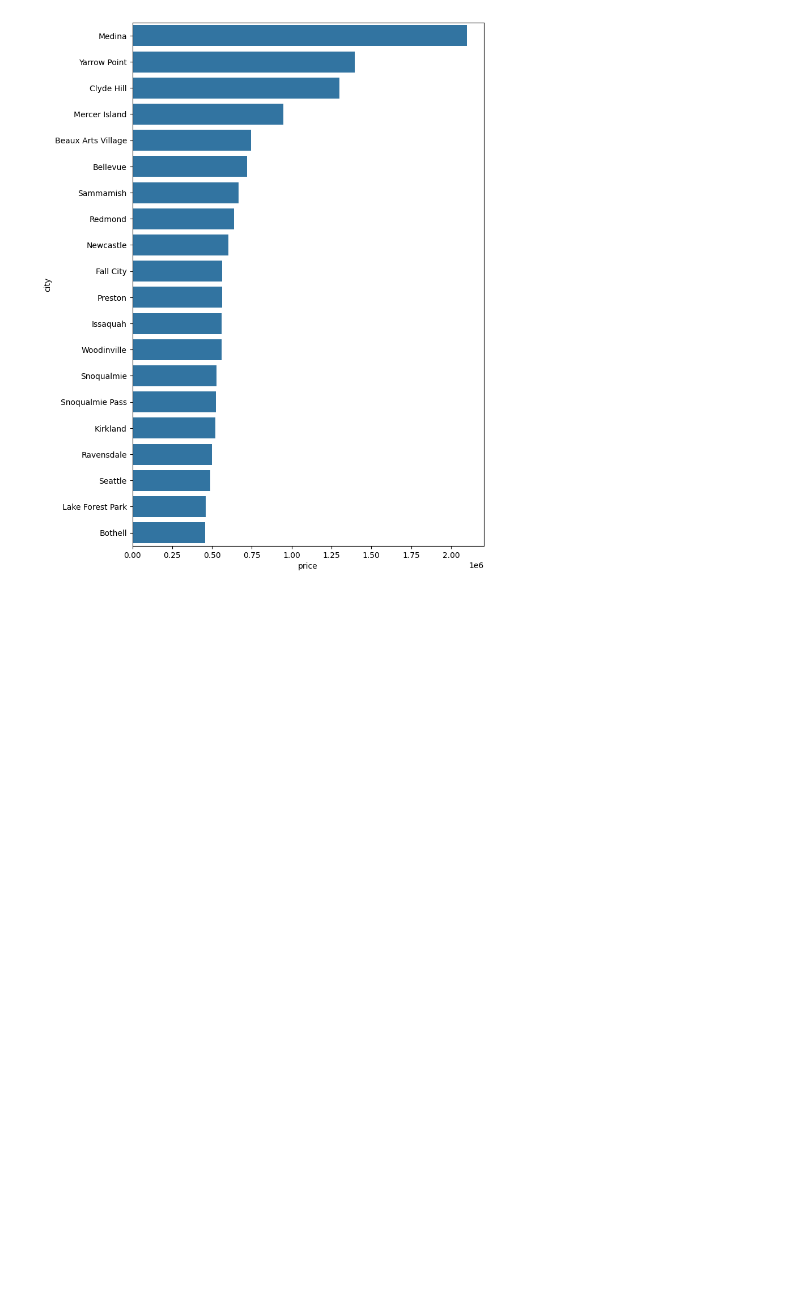
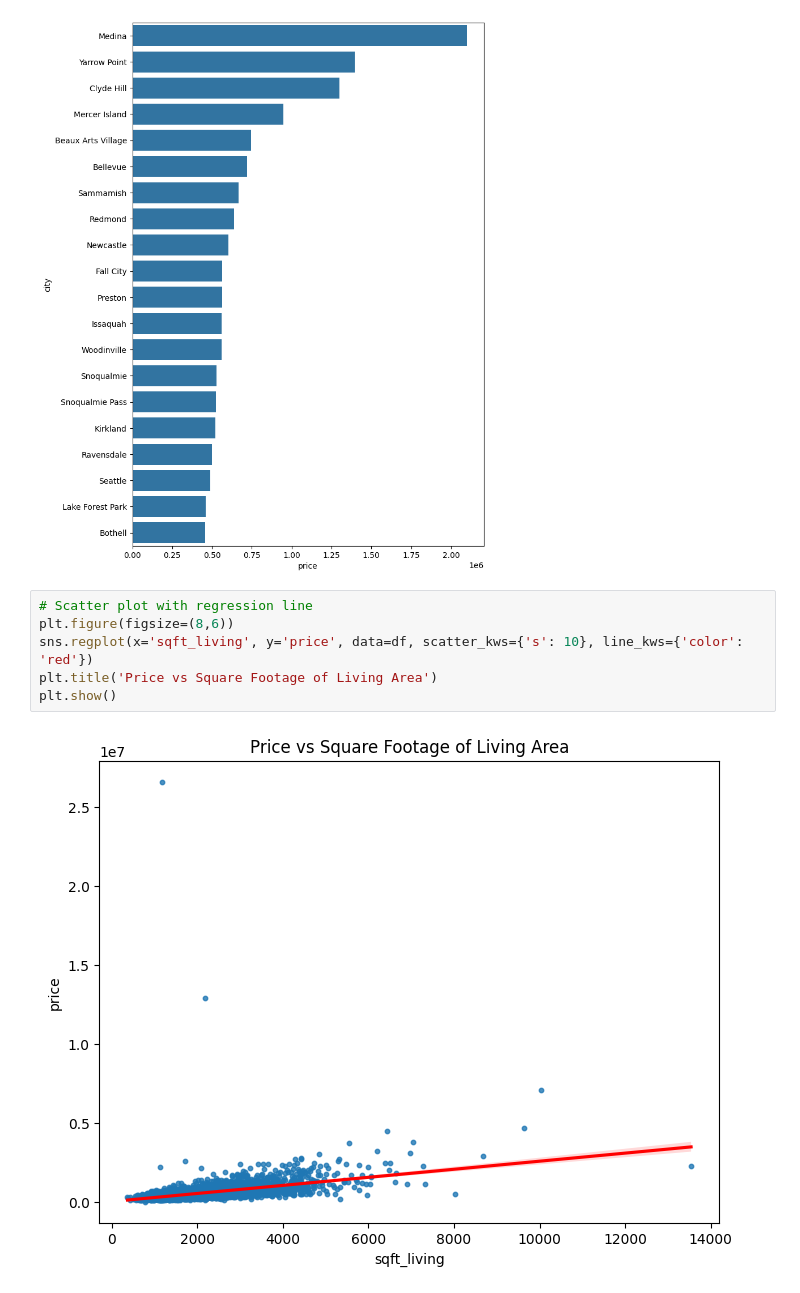
Before and after one commit to realyashsehgal/house_price_prediction, a Jupyter notebook: Main.ipynb, the cells around one changed output. Drawn from its saved outputs; the diff is of its cells as text; blank space fills up the shorter version.

```diff
--- a/Main.ipynb
+++ b/Main.ipynb
@@ -344,3 +344,11 @@ sns.barplot(x='price', y='city',data=city_data_per_median)
 plt.show()
 # %% [output]
 [figure]
+# %%
+# Scatter plot with regression line
+plt.figure(figsize=(8,6))
+sns.regplot(x='sqft_living', y='price', data=df, scatter_kws={'s': 10}, line_kws={'color': 'red'})
+plt.title('Price vs Square Footage of Living Area')
+plt.show()
+# %% [output]
+[figure, added]
```
Also changed, not shown: parts of 28 cells of this notebook.
